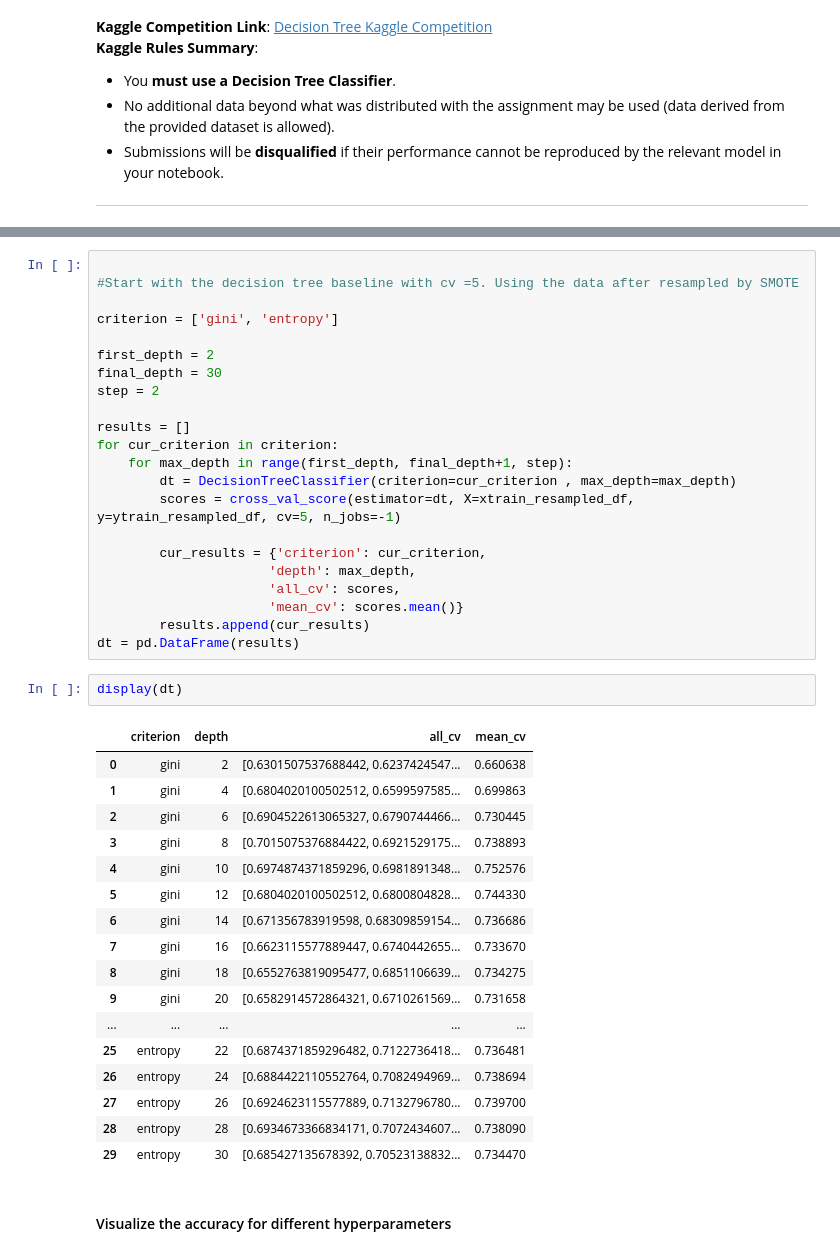
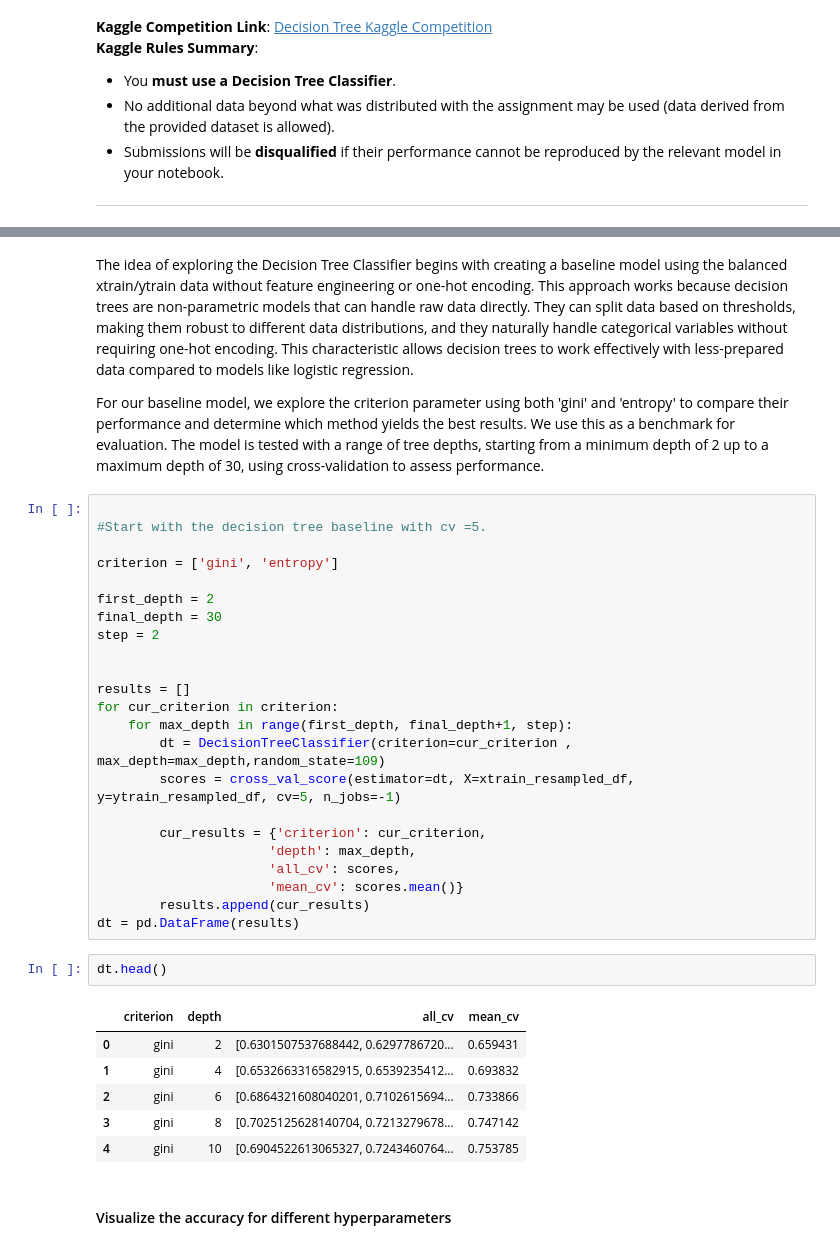
Before and after one commit to Siri-Gith1/CSCI109A_HW5, a Jupyter notebook: cs1090a_hw5.ipynb, the cells around one changed output, grey strips where cells are left out. Saved outputs shown, nothing was run; the diff lists cells and outputs as text.

```diff
--- a/cs1090a_hw5.ipynb
+++ b/cs1090a_hw5.ipynb
@@ -1060,6 +1071,10 @@ For our baseline model, we explore the criterion parameter using both 'gini' and
+# %% [markdown]
+The idea of exploring the Decision Tree Classifier begins with creating a baseline model using the balanced xtrain/ytrain data without feature engineering or one-hot encoding. This approach works because decision trees are non-parametric models that can handle raw data directly. They can split data based on thresholds, making them robust to different data distributions, and they naturally handle categorical variables without requiring one-hot encoding. This characteristic allows decision trees to work effectively with less-prepared data compared to models like logistic regression.
+
+For our baseline model, we explore the criterion parameter using both 'gini' and 'entropy' to compare their performance and determine which method yields the best results. We use this as a benchmark for evaluation. The model is tested with a range of tree depths, starting from a minimum depth of 2 up to a maximum depth of 30, using cross-validation to assess performance.
 # %%
 
-#Start with the decision tree baseline with cv =5. Using the data after resampled by SMOTE
+#Start with the decision tree baseline with cv =5.
 
 criterion = ['gini', 'entropy']
 
@@ -1067,10 +1082,11 @@ first_depth = 2
 final_depth = 30
 step = 2
 
+
 results = []
 for cur_criterion in criterion:
     for max_depth in range(first_depth, final_depth+1, step):
-        dt = DecisionTreeClassifier(criterion=cur_criterion , max_depth=max_depth)
+        dt = DecisionTreeClassifier(criterion=cur_criterion , max_depth=max_depth,random_state=109)
         scores = cross_val_score(estimator=dt, X=xtrain_resampled_df, y=ytrain_resampled_df, cv=5, n_jobs=-1)
 
         cur_results = {'criterion': cur_criterion,
@@ -1080,25 +1096,14 @@ for cur_criterion in criterion:
         results.append(cur_results)
 dt = pd.DataFrame(results)
 # %%
-display(dt)
+dt.head()
 # %% [output]
 |  | criterion | depth | all_cv | mean_cv |
-| 0 | gini | 2 | [0.6301507537688442, 0.6237424547... | 0.660638 |
-| 1 | gini | 4 | [0.6804020100502512, 0.6599597585... | 0.699863 |
-| 2 | gini | 6 | [0.6904522613065327, 0.6790744466... | 0.730445 |
-| 3 | gini | 8 | [0.7015075376884422, 0.6921529175... | 0.738893 |
-| 4 | gini | 10 | [0.6974874371859296, 0.6981891348... | 0.752576 |
-| 5 | gini | 12 | [0.6804020100502512, 0.6800804828... | 0.744330 |
-| 6 | gini | 14 | [0.671356783919598, 0.68309859154... | 0.736686 |
-| 7 | gini | 16 | [0.6623115577889447, 0.6740442655... | 0.733670 |
-| 8 | gini | 18 | [0.6552763819095477, 0.6851106639... | 0.734275 |
-| 9 | gini | 20 | [0.6582914572864321, 0.6710261569... | 0.731658 |
-| ... | ... | ... | ... | ... |
-| 25 | entropy | 22 | [0.6874371859296482, 0.7122736418... | 0.736481 |
-| 26 | entropy | 24 | [0.6884422110552764, 0.7082494969... | 0.738694 |
-| 27 | entropy | 26 | [0.6924623115577889, 0.7132796780... | 0.739700 |
-| 28 | entropy | 28 | [0.6934673366834171, 0.7072434607... | 0.738090 |
-| 29 | entropy | 30 | [0.685427135678392, 0.70523138832... | 0.734470 |
+| 0 | gini | 2 | [0.6301507537688442, 0.6297786720... | 0.659431 |
+| 1 | gini | 4 | [0.6532663316582915, 0.6539235412... | 0.693832 |
+| 2 | gini | 6 | [0.6864321608040201, 0.7102615694... | 0.733866 |
+| 3 | gini | 8 | [0.7025125628140704, 0.7213279678... | 0.747142 |
+| 4 | gini | 10 | [0.6904522613065327, 0.7243460764... | 0.753785 |
 # %% [markdown]
 #### Visualize the accuracy for different hyperparameters
 # %% [markdown]
```
Also changed, not shown: parts of 97 cells of this notebook.
